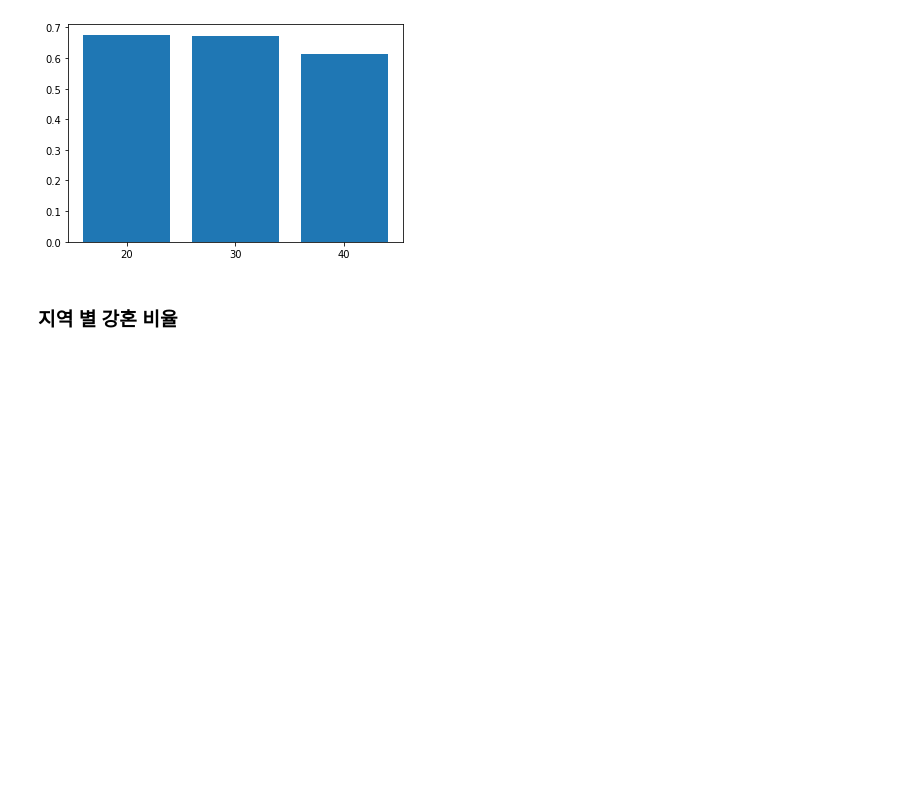
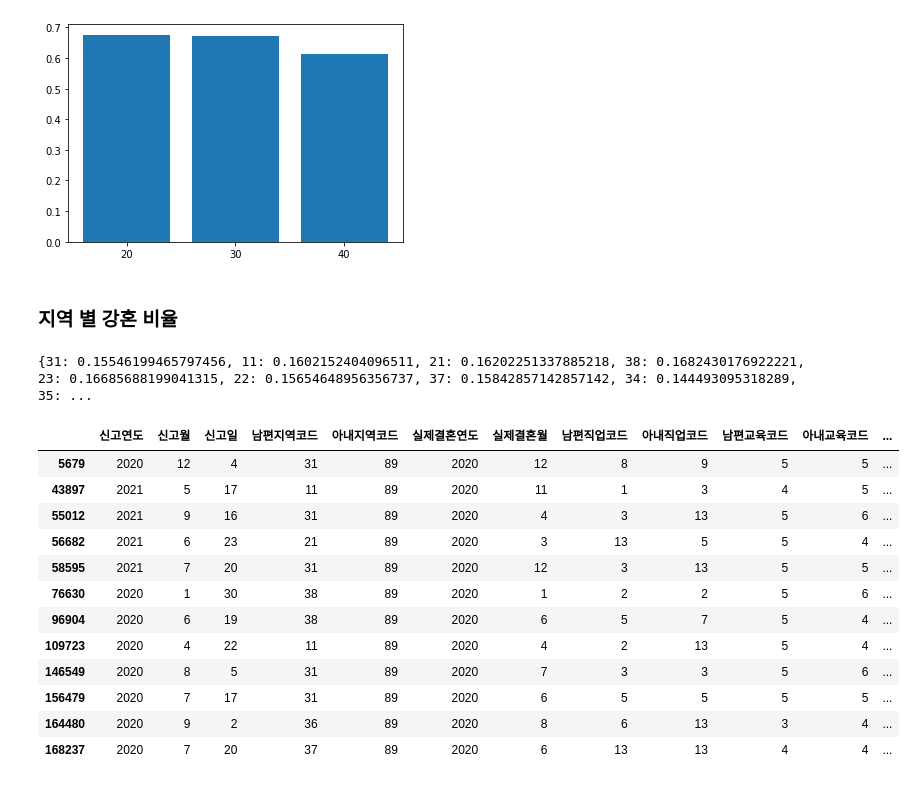
Before and after one commit to ohMinyoung22/science_project, a Jupyter notebook: eda/hypogamy_eda.ipynb, the cells around one changed output. Drawn from its saved outputs; the diff is of its cells as text; code cells hidden in the pictures; blank space fills up the shorter version.

```diff
--- a/eda/hypogamy_eda.ipynb
+++ b/eda/hypogamy_eda.ipynb
@@ -176,3 +176,30 @@ print(gen_30_same_ratio)
 # 각 지역 강혼 수 / 각 지역 전체 혼인 수
 
 year = 2020
+
+hypogamy_per_area = dict(getDataFrame(1)[year - 2010]['아내지역코드'].value_counts())
+
+marriage_per_area = dict(df[year]['아내지역코드'].value_counts())
+
+ratio_area = {}
+
+for job_code in hypogamy_per_area:
+    ratio_area[job_code] = hypogamy_per_area[job_code] / marriage_per_area[job_code]
+# %% [output]
+{31: 0.15546199465797456, 11: 0.1602152404096511, 21: 0.16202251337885218, 38: 0.1682430176922221, 23: 0.16685688199041315, 22: 0.15654648956356737, 37: 0.15842857142857142, 34: 0.144493095318289, 35: ...
+# %%
+df[2020][df[2020]['아내지역코드'] == 89]
+# %% [output]
+|  | 신고연도 | 신고월 | 신고일 | 남편지역코드 | 아내지역코드 | 실제결혼연도 | 실제결혼월 | 남편직업코드 | 아내직업코드 | 남편교육코드 | 아내교육코드 | ... |
+| 5679 | 2020 | 12 | 4 | 31 | 89 | 2020 | 12 | 8 | 9 | 5 | 5 | ... |
+| 43897 | 2021 | 5 | 17 | 11 | 89 | 2020 | 11 | 1 | 3 | 4 | 5 | ... |
+| 55012 | 2021 | 9 | 16 | 31 | 89 | 2020 | 4 | 3 | 13 | 5 | 6 | ... |
+| 56682 | 2021 | 6 | 23 | 21 | 89 | 2020 | 3 | 13 | 5 | 5 | 4 | ... |
+| 58595 | 2021 | 7 | 20 | 31 | 89 | 2020 | 12 | 3 | 13 | 5 | 5 | ... |
+| 76630 | 2020 | 1 | 30 | 38 | 89 | 2020 | 1 | 2 | 2 | 5 | 6 | ... |
+| 96904 | 2020 | 6 | 19 | 38 | 89 | 2020 | 6 | 5 | 7 | 5 | 4 | ... |
+| 109723 | 2020 | 4 | 22 | 11 | 89 | 2020 | 4 | 2 | 13 | 5 | 4 | ... |
+| 146549 | 2020 | 8 | 5 | 31 | 89 | 2020 | 7 | 3 | 3 | 5 | 6 | ... |
+| 156479 | 2020 | 7 | 17 | 31 | 89 | 2020 | 6 | 5 | 5 | 5 | 5 | ... |
+| 164480 | 2020 | 9 | 2 | 36 | 89 | 2020 | 8 | 6 | 13 | 3 | 4 | ... |
+| 168237 | 2020 | 7 | 20 | 37 | 89 | 2020 | 6 | 13 | 13 | 4 | 4 | ... |
```
